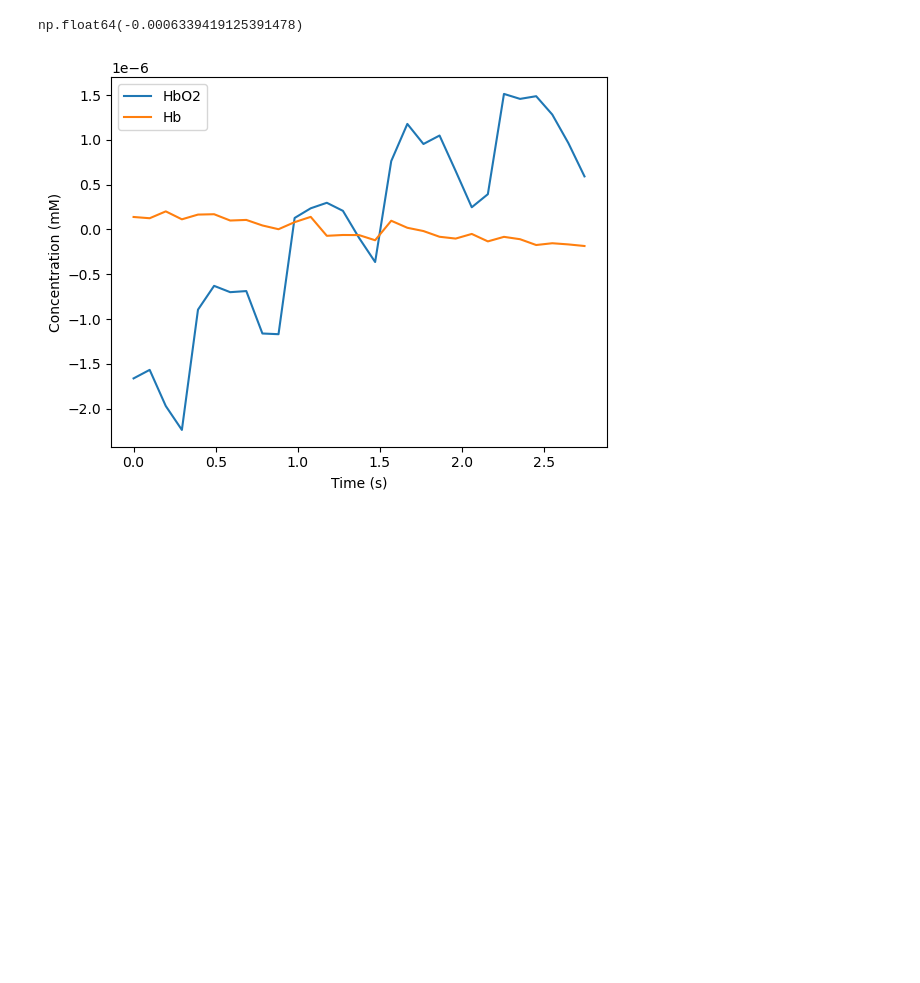
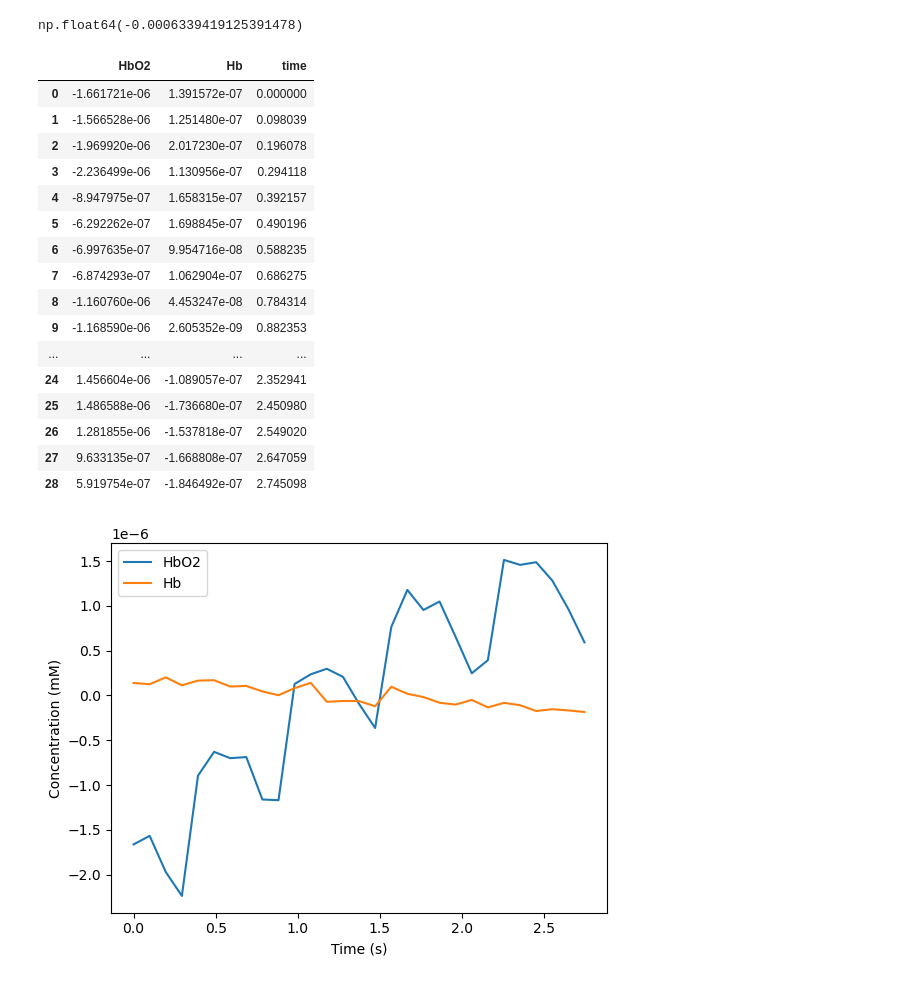
Before and after one commit to AdamSmithOrlik/tutoring, a Jupyter notebook: Salman/code-dev.ipynb, the cells around one changed output. Cells and saved outputs as stored; diff of their text form; code cells hidden in the pictures; blank space fills up the shorter version.

```diff
--- a/Salman/code-dev.ipynb
+++ b/Salman/code-dev.ipynb
@@ -157,14 +157,40 @@ epsilon_const = epsilon_M * d * DPF
 epsilon_inv = np.linalg.inv(epsilon_const)
 
 # solve for each time point
-concentrations = []
-for i in range(len(data1)):
-    time = data1['time'][i]
-    A = np.array([A1[i], A2[i]])
-    delta_C = np.dot(epsilon_inv, A)
-    concentrations.append([time, delta_C[0], delta_C[1]])
+deltaC = np.dot(epsilon_inv, A)
 
-concentrations = pd.DataFrame(concentrations, columns=['time', 'HbO2', 'Hb'])
+# # solve for each time point
+# concentrations = []
+# for i in range(len(data1)):
+#     time = data1['time'][i]
+#     A = np.array([A1[i], A2[i]])
+#     delta_C = np.dot(epsilon_inv, A)
+#     concentrations.append([time, delta_C[0], delta_C[1]])
+
+# concentrations = pd.DataFrame(concentrations, columns=['time', 'HbO2', 'Hb'])
+# %%
+# add delataC to a datafram with time
+concentrations = pd.DataFrame(deltaC.T, columns=['HbO2', 'Hb'])
+concentrations['time'] = data1['time']
+concentrations
+# %% [output]
+|  | HbO2 | Hb | time |
+| 0 | -1.661721e-06 | 1.391572e-07 | 0.000000 |
+| 1 | -1.566528e-06 | 1.251480e-07 | 0.098039 |
+| 2 | -1.969920e-06 | 2.017230e-07 | 0.196078 |
+| 3 | -2.236499e-06 | 1.130956e-07 | 0.294118 |
+| 4 | -8.947975e-07 | 1.658315e-07 | 0.392157 |
+| 5 | -6.292262e-07 | 1.698845e-07 | 0.490196 |
+| 6 | -6.997635e-07 | 9.954716e-08 | 0.588235 |
+| 7 | -6.874293e-07 | 1.062904e-07 | 0.686275 |
+| 8 | -1.160760e-06 | 4.453247e-08 | 0.784314 |
+| 9 | -1.168590e-06 | 2.605352e-09 | 0.882353 |
+| ... | ... | ... | ... |
+| 24 | 1.456604e-06 | -1.089057e-07 | 2.352941 |
+| 25 | 1.486588e-06 | -1.736680e-07 | 2.450980 |
+| 26 | 1.281855e-06 | -1.537818e-07 | 2.549020 |
+| 27 | 9.633135e-07 | -1.668808e-07 | 2.647059 |
+| 28 | 5.919754e-07 | -1.846492e-07 | 2.745098 |
 # %%
 # plot the two concentrations as a function of time
 plt.plot(concentrations['time'], concentrations['HbO2'], label='HbO2')
```
Also changed, not shown: parts of 7 cells of this notebook, 2 other files.
